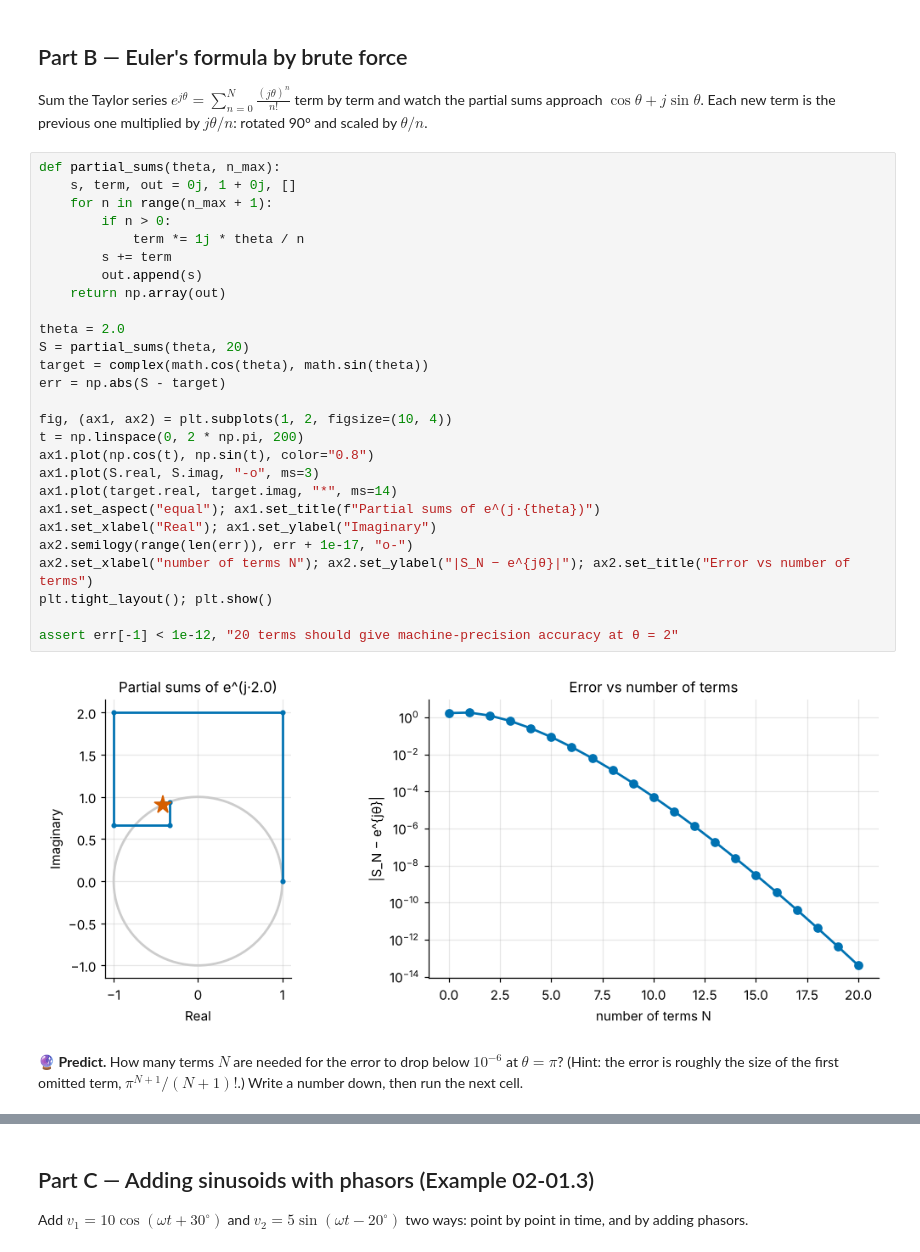
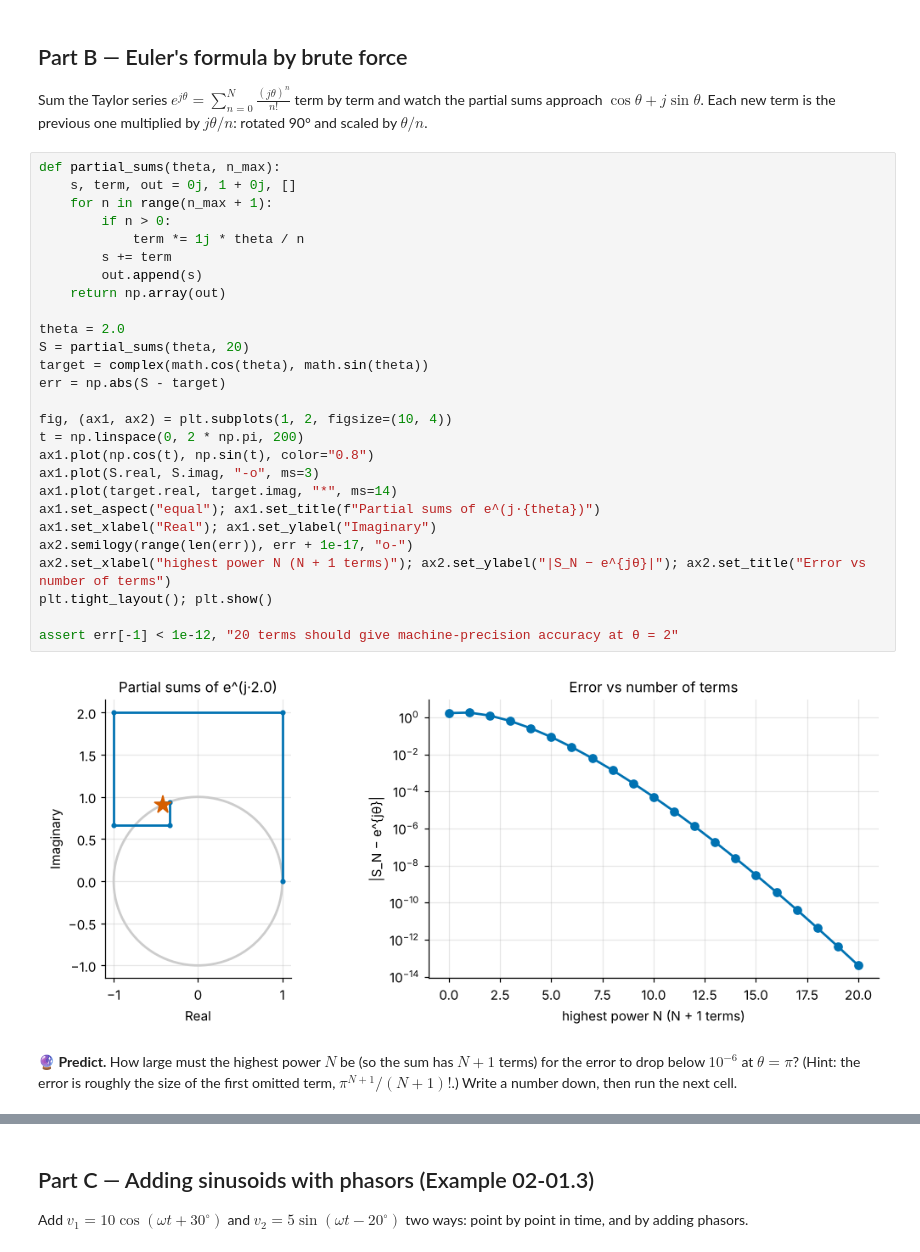
Before and after one commit to FrankHuang94/EE_database_claude, a Jupyter notebook: courses/02-complex-numbers-des-and-linear-algebra/labs/02-01-lab/02-01-phasors.ipynb, the cells around one changed output, grey strips where cells are left out. Cells and saved outputs as stored; diff of their text form.

```diff
--- a/courses/02-complex-numbers-des-and-linear-algebra/labs/02-01-lab/02-01-phasors.ipynb
+++ b/courses/02-complex-numbers-des-and-linear-algebra/labs/02-01-lab/02-01-phasors.ipynb
@@ -65,34 +65,34 @@ Sum the Taylor series $e^{j\theta} = \sum_{n=0}^{N} \frac{(j\theta)^n}{n!}$ term
 # %%
 def partial_sums(theta, n_max):
     s, term, out = 0j, 1 + 0j, []
     for n in range(n_max + 1):
         if n > 0:
             term *= 1j * theta / n
         s += term
         out.append(s)
     return np.array(out)
 
 theta = 2.0
 S = partial_sums(theta, 20)
 target = complex(math.cos(theta), math.sin(theta))
 err = np.abs(S - target)
 
 fig, (ax1, ax2) = plt.subplots(1, 2, figsize=(10, 4))
 t = np.linspace(0, 2 * np.pi, 200)
 ax1.plot(np.cos(t), np.sin(t), color="0.8")
 ax1.plot(S.real, S.imag, "-o", ms=3)
 ax1.plot(target.real, target.imag, "*", ms=14)
 ax1.set_aspect("equal"); ax1.set_title(f"Partial sums of e^(j·{theta})")
 ax1.set_xlabel("Real"); ax1.set_ylabel("Imaginary")
 ax2.semilogy(range(len(err)), err + 1e-17, "o-")
-ax2.set_xlabel("number of terms N"); ax2.set_ylabel("|S_N − e^{jθ}|"); ax2.set_title("Error vs number of terms")
+ax2.set_xlabel("highest power N (N + 1 terms)"); ax2.set_ylabel("|S_N − e^{jθ}|"); ax2.set_title("Error vs number of terms")
 plt.tight_layout(); plt.show()
 
 assert err[-1] < 1e-12, "20 terms should give machine-precision accuracy at θ = 2"
 # %% [output]
-[figure, old version]
+[figure, new version]
 # %% [markdown]
-**🔮 Predict.** How many terms $N$ are needed for the error to drop below $10^{-6}$ at $\theta = \pi$? (Hint: the error is roughly the size of the first omitted term, $\pi^{N+1}/(N+1)!$.) Write a number down, then run the next cell.
+**🔮 Predict.** How large must the highest power $N$ be (so the sum has $N + 1$ terms) for the error to drop below $10^{-6}$ at $\theta = \pi$? (Hint: the error is roughly the size of the first omitted term, $\pi^{N+1}/(N+1)!$.) Write a number down, then run the next cell.
 # %%
 theta = math.pi
 S = partial_sums(theta, 40)
```
Also changed, not shown: parts of 1 cell of this notebook, 23 other files.
